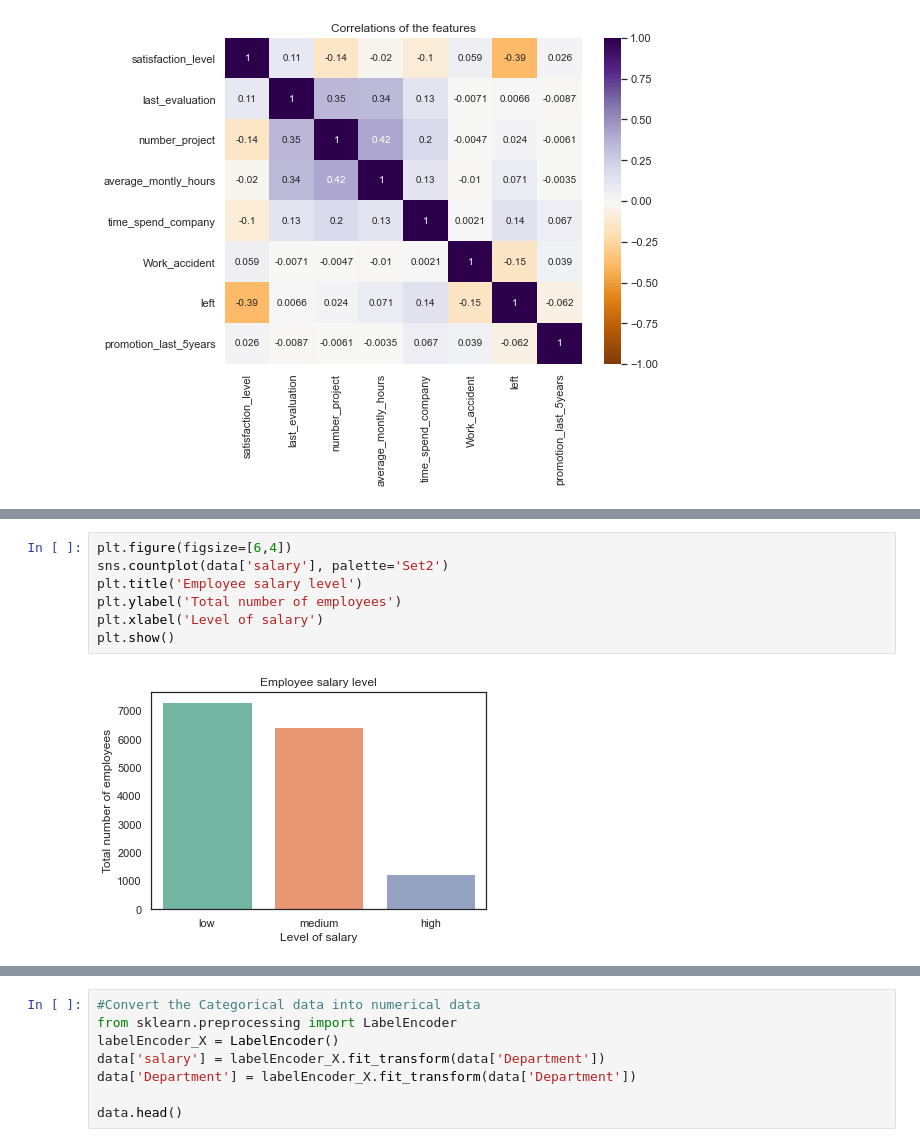
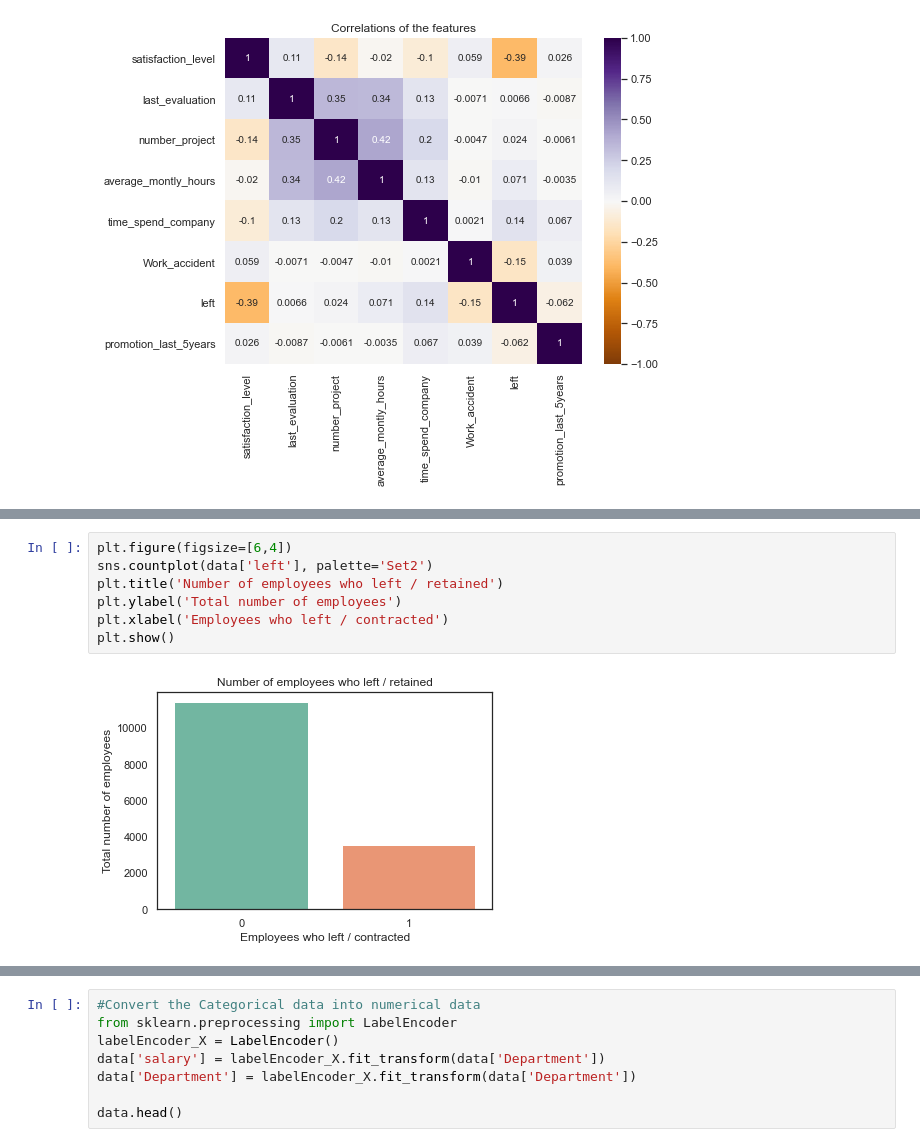
Before and after one commit to rawan71/Data-science-bootcamp-project-T5, a Jupyter notebook: Project_code.ipynb, the cells around one changed output, grey strips where cells are left out. Drawn from its saved outputs; the diff is of its cells as text.

```diff
--- a/Project_code.ipynb
+++ b/Project_code.ipynb
@@ -106,9 +87,9 @@ plt.show()
 # %%
 plt.figure(figsize=[6,4])
-sns.countplot(data['salary'], palette='Set2')
-plt.title('Employee salary level')
+sns.countplot(data['left'], palette='Set2')
+plt.title('Number of employees who left / retained')
 plt.ylabel('Total number of employees')
-plt.xlabel('Level of salary')
+plt.xlabel('Employees who left / contracted')
 plt.show()
 # %% [output]
-[figure, old version]
+[figure, new version]
```
Also changed, not shown: parts of 26 cells of this notebook.
